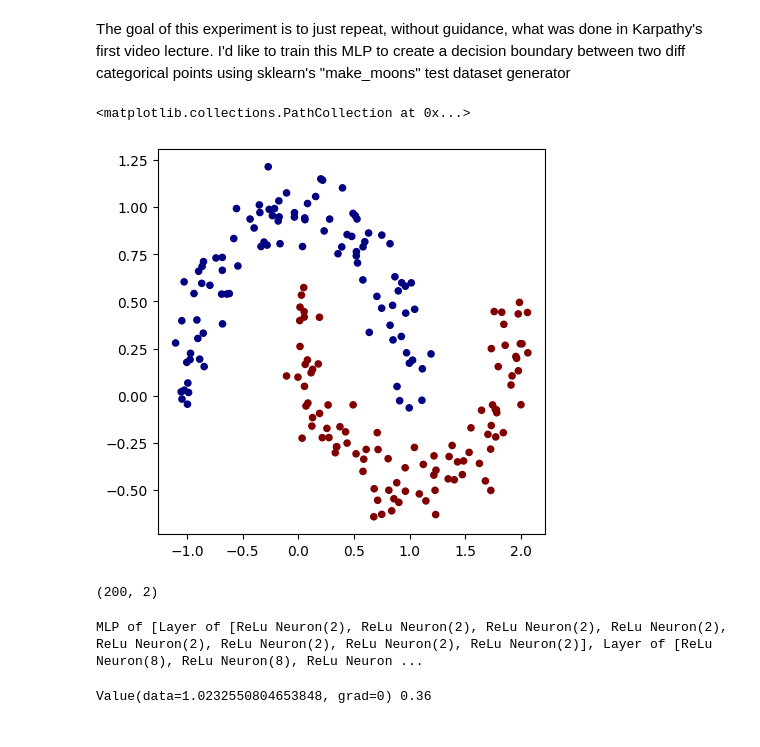
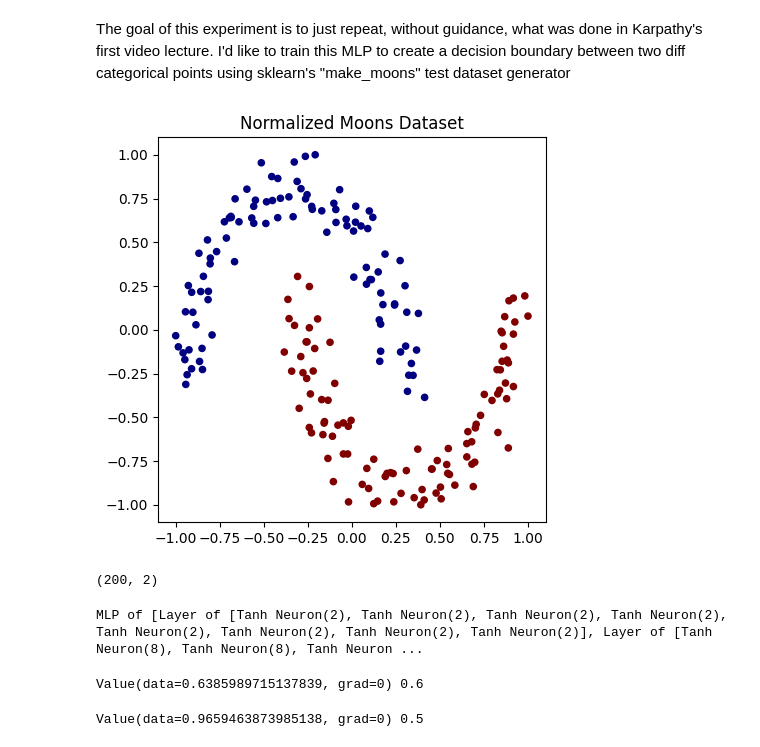
Before and after one commit to Yousif-dk/zero-to-hero, a Jupyter notebook: Experiments/MLP_Experiment_1.ipynb, the cells around one changed output. Saved outputs shown, nothing was run; the diff lists cells and outputs as text; code cells hidden in the pictures.

Commit message:
another attempt at getting this to train properly
fixed activations attribute in MLPerceptron class

```diff
--- a/Experiments/MLP_Experiment_1.ipynb
+++ b/Experiments/MLP_Experiment_1.ipynb
@@ -19,15 +19,21 @@ from homegrad.drawer import *
 # %%
 #Using Sklearn.datasets make_moon method to generate some pretty looking "interleaving half circles"
 #Added some noise to make it less trivial
 X,y = make_moons(n_samples = 200, noise = 0.10)
 
 y = y*2 - 1 # make y be -1 or 1
-# visualize in 2D
-plt.figure(figsize=(5,5))
-plt.scatter(X[:,0], X[:,1], c=y, s=20, cmap='jet')
+# Min-max normalization for X between -1 and 1
+X_min = X.min(axis=0)
+X_max = X.max(axis=0)
+X_normalized = 2 * (X - X_min) / (X_max - X_min) - 1
+
+# Visualize normalized data in 2D
+plt.figure(figsize=(5, 5))
+plt.scatter(X_normalized[:, 0], X_normalized[:, 1], c=y, s=20, cmap='jet')
+plt.title("Normalized Moons Dataset")
+plt.show()
 # %% [output]
-<matplotlib.collections.PathCollection at 0x...>
-[figure, old version]
+[figure, new version]
 # %%
 #Let's figure out the shape of our input data and design our MLP from this.
 
@@ -59,10 +65,10 @@ print(X.shape)
 #Second of all, using MSE for this is a bit silly. Let's try hinge loss.
 
 #print(MLPerceptron.__init__.__code__.co_varnames)
-n = MLPerceptron(2,[8,8,1], activations = ['relu', 'relu' , 'relu'])
+n = MLPerceptron(2,[8,8,1], activations = ['tanh', 'tanh' , 'tanh'])
 print(n)
 # %% [output]
-MLP of [Layer of [ReLu Neuron(2), ReLu Neuron(2), ReLu Neuron(2), ReLu Neuron(2), ReLu Neuron(2), ReLu Neuron(2), ReLu Neuron(2), ReLu Neuron(2)], Layer of [ReLu Neuron(8), ReLu Neuron(8), ReLu Neuron ...
+MLP of [Layer of [Tanh Neuron(2), Tanh Neuron(2), Tanh Neuron(2), Tanh Neuron(2), Tanh Neuron(2), Tanh Neuron(2), Tanh Neuron(2), Tanh Neuron(2)], Layer of [Tanh Neuron(8), Tanh Neuron(8), Tanh Neuron ...
 # %%
 # loss function
 def loss(batch_size=None):
@@ -78,7 +84,7 @@ def loss(batch_size=None):
     scores = list(map(n, inputs))
 
     # svm "max-margin" loss
-    losses = [(1 + -yi*scorei).relu() for yi, scorei in zip(yb, scores)]
+    losses = [(1 + -yi*scorei).tanh() for yi, scorei in zip(yb, scores)]
     data_loss = sum(losses) * (1.0 / len(losses))
     # L2 regularization
     alpha = 1e-4
@@ -94,7 +100,41 @@ def loss(batch_size=None):
 total_loss, acc = loss()
 print(total_loss, acc)
 # %% [output]
-Value(data=1.0232550804653848, grad=0) 0.36
+Value(data=0.6385989715137839, grad=0) 0.6
+# %%
+def loss(batch_size=None):
+    # inline DataLoader :)
+    if batch_size is None:
+        Xb, yb = X, y
+    else:
+        ri = np.random.permutation(X.shape[0])[:batch_size]
+        Xb, yb = X[ri], y[ri]
+
+    inputs = [list(map(Value, xrow)) for xrow in Xb]
+
+    # forward the model to get scores
+    scores = list(map(n, inputs))
+
+    # SVM "max-margin" hinge loss
+    losses = [Value(max(0, 1 - yi * scorei.data)) for yi, scorei in zip(yb, scores)]
+    data_loss = sum(losses) * (1.0 / len(losses))
+
+    # L2 regularization
+    alpha = 1e-4
+    reg_loss = alpha * sum((p*p for p in n.parameters()))
+    total_loss = data_loss + reg_loss
+
+    # also get accuracy
+    accuracy = [(yi > 0) == (scorei.data > 0) for yi, scorei in zip(yb, scores)]
+    accuracy = sum(accuracy) / len(accuracy)
+
+    return total_loss, accuracy
+
+# Evaluate loss and accuracy
+total_loss, acc = loss()
+print(total_loss, acc)
+# %% [output]
+Value(data=0.9659463873985138, grad=0) 0.5
 # %%
 draw_dot(total_loss)
 # %% [output]
```
Also changed, not shown: parts of 2 cells of this notebook, 1 other file.
